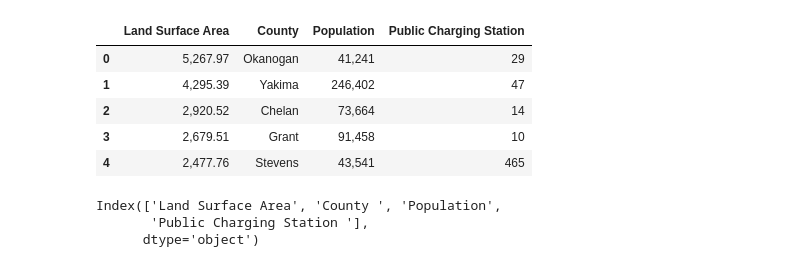
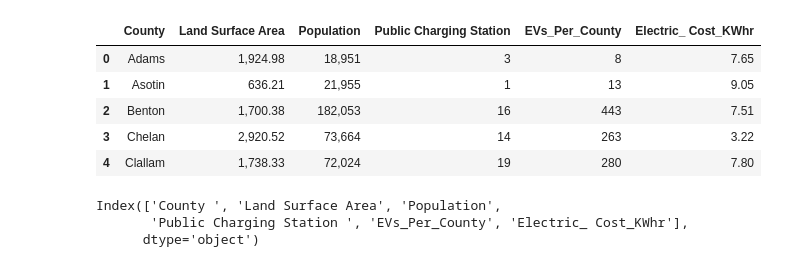
Before and after one commit to fbarillas08/Electric-Vehicles-in-WashingtonState, a Jupyter notebook: ev_efficienciency_data.ipynb, the cells around one changed output. Cells and saved outputs as stored; diff of their text form; code cells hidden in the pictures.

```diff
--- a/ev_efficienciency_data.ipynb
+++ b/ev_efficienciency_data.ipynb
@@ -9,24 +10,24 @@ import scipy as sp
 # %%
 #Import cvs
 # Washington_Data = "Wash_State_EV_PHEV_Data_Expanded.csv"
 
-Rates_Population = "../Wash_State_County_Demo_Data.csv"
+Rates_Population = "Wash_State_County_Demo_Data.csv"
 
 #read cvs
 
 Rates_Population_df = pd.read_csv(Rates_Population)
 
 Rates_Population_df.head()
 # %% [output]
-|  | Land Surface Area | County | Population | Public Charging Station |
-| 0 | 5,267.97 | Okanogan | 41,241 | 29 |
-| 1 | 4,295.39 | Yakima | 246,402 | 47 |
-| 2 | 2,920.52 | Chelan | 73,664 | 14 |
-| 3 | 2,679.51 | Grant | 91,458 | 10 |
-| 4 | 2,477.76 | Stevens | 43,541 | 465 |
+|  | County | Land Surface Area | Population | Public Charging Station | EVs_Per_County | Electric_ Cost_KWhr |
+| 0 | Adams | 1,924.98 | 18,951 | 3 | 8 | 7.65 |
+| 1 | Asotin | 636.21 | 21,955 | 1 | 13 | 9.05 |
+| 2 | Benton | 1,700.38 | 182,053 | 16 | 443 | 7.51 |
+| 3 | Chelan | 2,920.52 | 73,664 | 14 | 263 | 3.22 |
+| 4 | Clallam | 1,738.33 | 72,024 | 19 | 280 | 7.80 |
 # %%
 Rates_Population_df.columns
 # %% [output]
-Index(['Land Surface Area', 'County ', 'Population',
-       'Public Charging Station '],
+Index(['County ', 'Land Surface Area', 'Population',
+       'Public Charging Station ', 'EVs_Per_County', 'Electric_ Cost_KWhr'],
       dtype='object')
```
Also changed, not shown: parts of 13 cells of this notebook, 5 other files.
